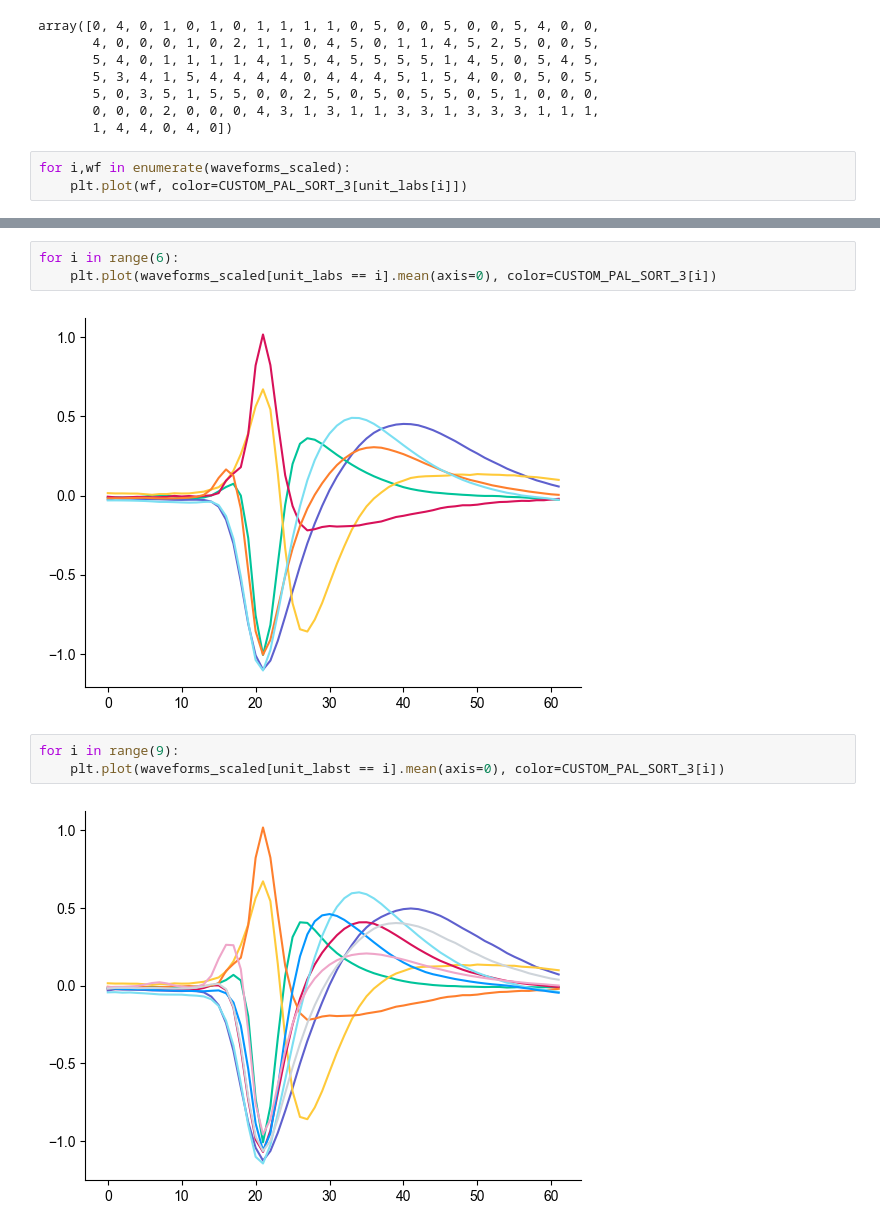
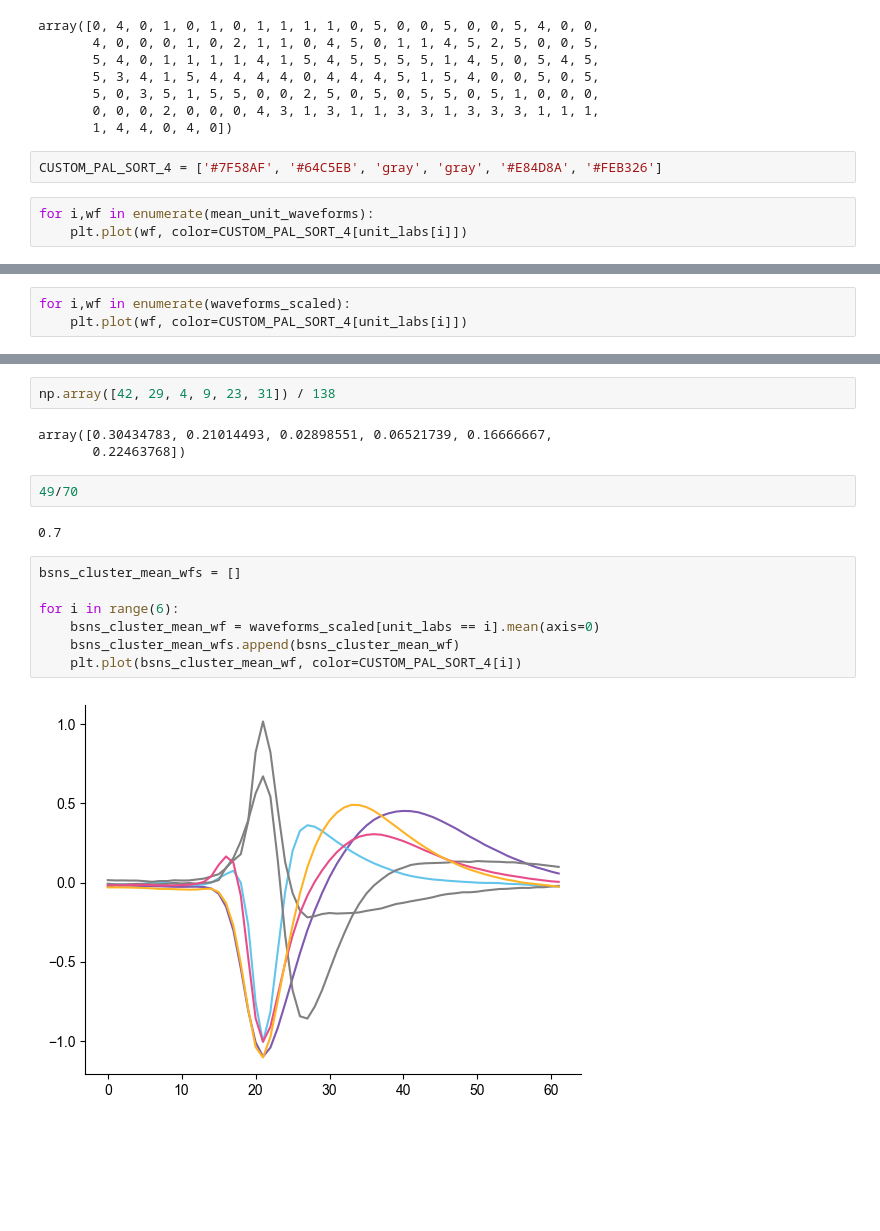
Before and after one commit to mateouma/fpp-npx, a Jupyter notebook: bsns_testing.ipynb, the cells around one changed output, grey strips where cells are left out. Saved outputs shown, nothing was run; the diff lists cells and outputs as text; blank space fills up the shorter version.

```diff
--- a/bsns_testing.ipynb
+++ b/bsns_testing.ipynb
@@ -68,7 +65,9 @@ array([0, 4, 0, 1, 0, 1, 0, 1, 1, 1, 1, 0, 5, 0, 0, 5, 0, 0, 5, 4, 0, 0,
        5, 0, 3, 5, 1, 5, 5, 0, 0, 2, 5, 0, 5, 0, 5, 5, 0, 5, 1, 0, 0, 0,
        0, 0, 0, 2, 0, 0, 0, 4, 3, 1, 3, 1, 1, 3, 3, 1, 3, 3, 3, 1, 1, 1,
        1, 4, 4, 0, 4, 0])
+# %%
+CUSTOM_PAL_SORT_4 = ['#7F58AF', '#64C5EB', 'gray', 'gray', '#E84D8A', '#FEB326']
 # %%
-for i,wf in enumerate(waveforms_scaled):
-    plt.plot(wf, color=CUSTOM_PAL_SORT_3[unit_labs[i]])
+for i,wf in enumerate(mean_unit_waveforms):
+    plt.plot(wf, color=CUSTOM_PAL_SORT_4[unit_labs[i]])
 # %% [output]
@@ -75,0 +75,3 @@ for i,wf in enumerate(waveforms_scaled):
+# %%
+for i,wf in enumerate(waveforms_scaled):
+    plt.plot(wf, color=CUSTOM_PAL_SORT_4[unit_labs[i]])
@@ -83,10 +133,18 @@ plt.show()
+# %%
+np.array([42, 29, 4, 9, 23, 31]) / 138
+# %% [output]
+array([0.30434783, 0.21014493, 0.02898551, 0.06521739, 0.16666667,
+       0.22463768])
+# %%
+49/70
+# %% [output]
+0.7
 # %%
+bsns_cluster_mean_wfs = []
+
 for i in range(6):
-    plt.plot(waveforms_scaled[unit_labs == i].mean(axis=0), color=CUSTOM_PAL_SORT_3[i])
+    bsns_cluster_mean_wf = waveforms_scaled[unit_labs == i].mean(axis=0)
+    bsns_cluster_mean_wfs.append(bsns_cluster_mean_wf)
+    plt.plot(bsns_cluster_mean_wf, color=CUSTOM_PAL_SORT_4[i])
 # %% [output]
-[figure, old version]
+[figure, new version]
-# %%
-for i in range(9):
-    plt.plot(waveforms_scaled[unit_labst == i].mean(axis=0), color=CUSTOM_PAL_SORT_3[i])
-# %% [output]
-[figure, removed]
```
Also changed, not shown: parts of 10 cells of this notebook, 4 other files.
